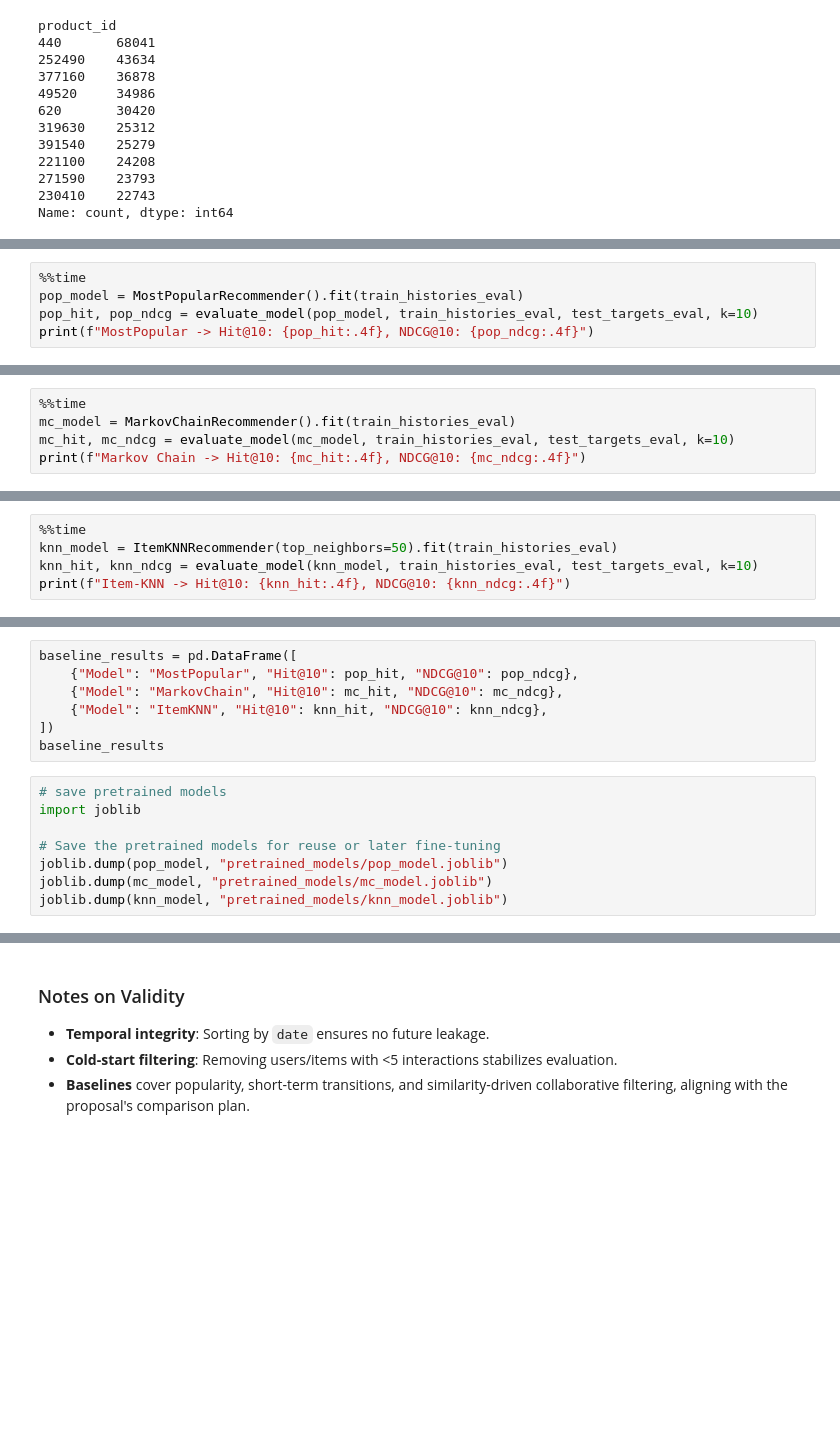
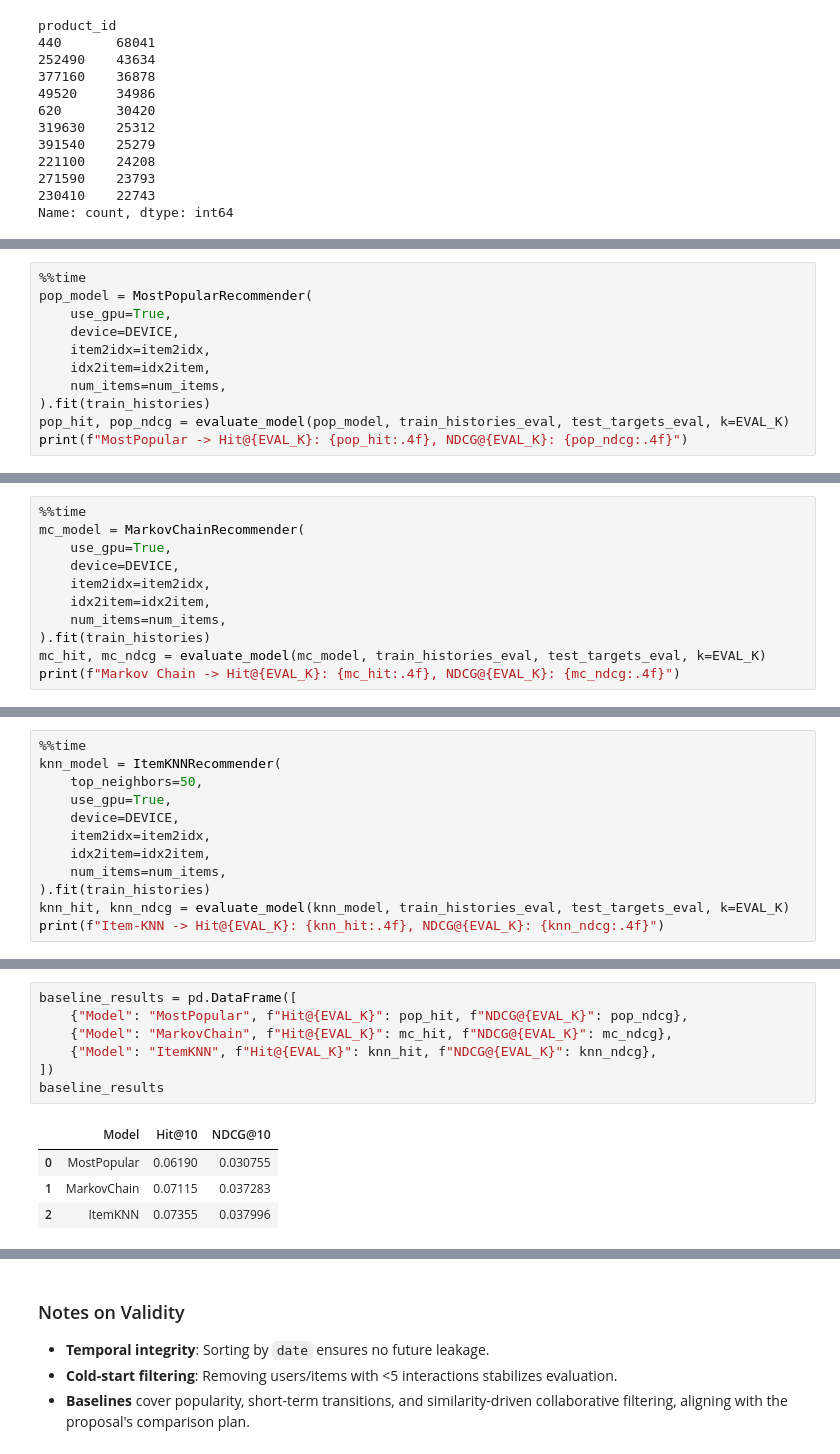
Before and after one commit to vivianc2/CSE258_assignment2, a Jupyter notebook: project.ipynb, the cells around one changed output, grey strips where cells are left out. Drawn from its saved outputs; the diff is of its cells as text; blank space fills up the shorter version.

```diff
--- a/project.ipynb
+++ b/project.ipynb
@@ -353,6 +498,12 @@ Users in eval set: 334725
 # %%
 %%time
-pop_model = MostPopularRecommender().fit(train_histories_eval)
-pop_hit, pop_ndcg = evaluate_model(pop_model, train_histories_eval, test_targets_eval, k=10)
-print(f"MostPopular -> Hit@10: {pop_hit:.4f}, NDCG@10: {pop_ndcg:.4f}")
+pop_model = MostPopularRecommender(
+    use_gpu=True,
+    device=DEVICE,
+    item2idx=item2idx,
+    idx2item=idx2item,
+    num_items=num_items,
+).fit(train_histories)
+pop_hit, pop_ndcg = evaluate_model(pop_model, train_histories_eval, test_targets_eval, k=EVAL_K)
+print(f"MostPopular -> Hit@{EVAL_K}: {pop_hit:.4f}, NDCG@{EVAL_K}: {pop_ndcg:.4f}")
 # %% [output]
@@ -362,5 +513,11 @@ Wall time: 5min 31s
 # %%
 %%time
-mc_model = MarkovChainRecommender().fit(train_histories_eval)
-mc_hit, mc_ndcg = evaluate_model(mc_model, train_histories_eval, test_targets_eval, k=10)
-print(f"Markov Chain -> Hit@10: {mc_hit:.4f}, NDCG@10: {mc_ndcg:.4f}")
+mc_model = MarkovChainRecommender(
+    use_gpu=True,
+    device=DEVICE,
+    item2idx=item2idx,
+    idx2item=idx2item,
+    num_items=num_items,
+).fit(train_histories)
+mc_hit, mc_ndcg = evaluate_model(mc_model, train_histories_eval, test_targets_eval, k=EVAL_K)
+print(f"Markov Chain -> Hit@{EVAL_K}: {mc_hit:.4f}, NDCG@{EVAL_K}: {mc_ndcg:.4f}")
@@ -367,5 +528,12 @@ print(f"Markov Chain -> Hit@10: {mc_hit:.4f}, NDCG@10: {mc_ndcg:.4f}")
 # %%
 %%time
-knn_model = ItemKNNRecommender(top_neighbors=50).fit(train_histories_eval)
-knn_hit, knn_ndcg = evaluate_model(knn_model, train_histories_eval, test_targets_eval, k=10)
-print(f"Item-KNN -> Hit@10: {knn_hit:.4f}, NDCG@10: {knn_ndcg:.4f}")
+knn_model = ItemKNNRecommender(
+    top_neighbors=50,
+    use_gpu=True,
+    device=DEVICE,
+    item2idx=item2idx,
+    idx2item=idx2item,
+    num_items=num_items,
+).fit(train_histories)
+knn_hit, knn_ndcg = evaluate_model(knn_model, train_histories_eval, test_targets_eval, k=EVAL_K)
+print(f"Item-KNN -> Hit@{EVAL_K}: {knn_hit:.4f}, NDCG@{EVAL_K}: {knn_ndcg:.4f}")
@@ -372,15 +544,12 @@ print(f"Item-KNN -> Hit@10: {knn_hit:.4f}, NDCG@10: {knn_ndcg:.4f}")
 # %%
 baseline_results = pd.DataFrame([
-    {"Model": "MostPopular", "Hit@10": pop_hit, "NDCG@10": pop_ndcg},
-    {"Model": "MarkovChain", "Hit@10": mc_hit, "NDCG@10": mc_ndcg},
-    {"Model": "ItemKNN", "Hit@10": knn_hit, "NDCG@10": knn_ndcg},
+    {"Model": "MostPopular", f"Hit@{EVAL_K}": pop_hit, f"NDCG@{EVAL_K}": pop_ndcg},
+    {"Model": "MarkovChain", f"Hit@{EVAL_K}": mc_hit, f"NDCG@{EVAL_K}": mc_ndcg},
+    {"Model": "ItemKNN", f"Hit@{EVAL_K}": knn_hit, f"NDCG@{EVAL_K}": knn_ndcg},
 ])
 baseline_results
+# %% [output]
+|  | Model | Hit@10 | NDCG@10 |
+| 0 | MostPopular | 0.06190 | 0.030755 |
+| 1 | MarkovChain | 0.07115 | 0.037283 |
+| 2 | ItemKNN | 0.07355 | 0.037996 |
-# %%
-# save pretrained models
-import joblib
-
-# Save the pretrained models for reuse or later fine-tuning
-joblib.dump(pop_model, "pretrained_models/pop_model.joblib")
-joblib.dump(mc_model, "pretrained_models/mc_model.joblib")
-joblib.dump(knn_model, "pretrained_models/knn_model.joblib")
```
Also changed, not shown: parts of 23 cells of this notebook.
